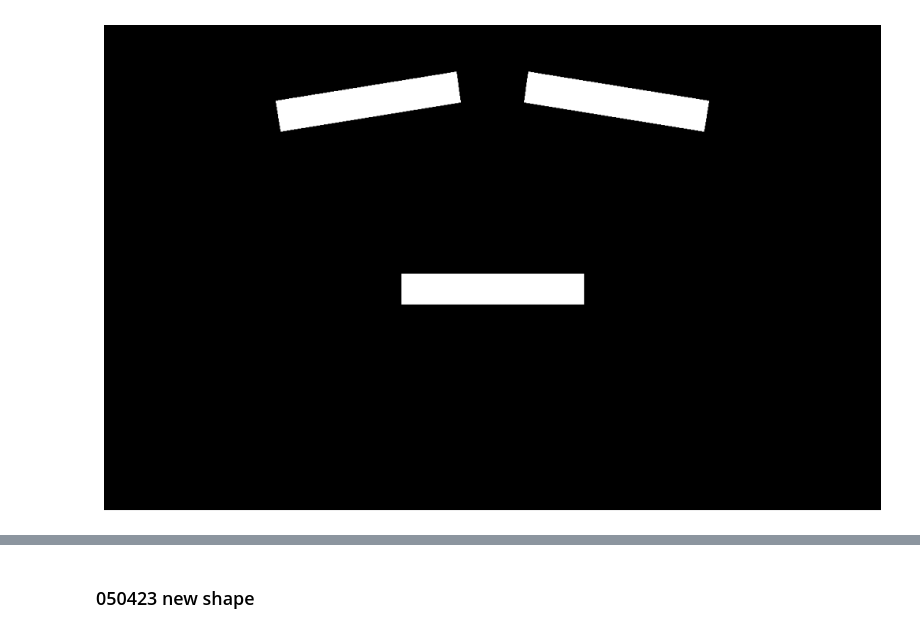
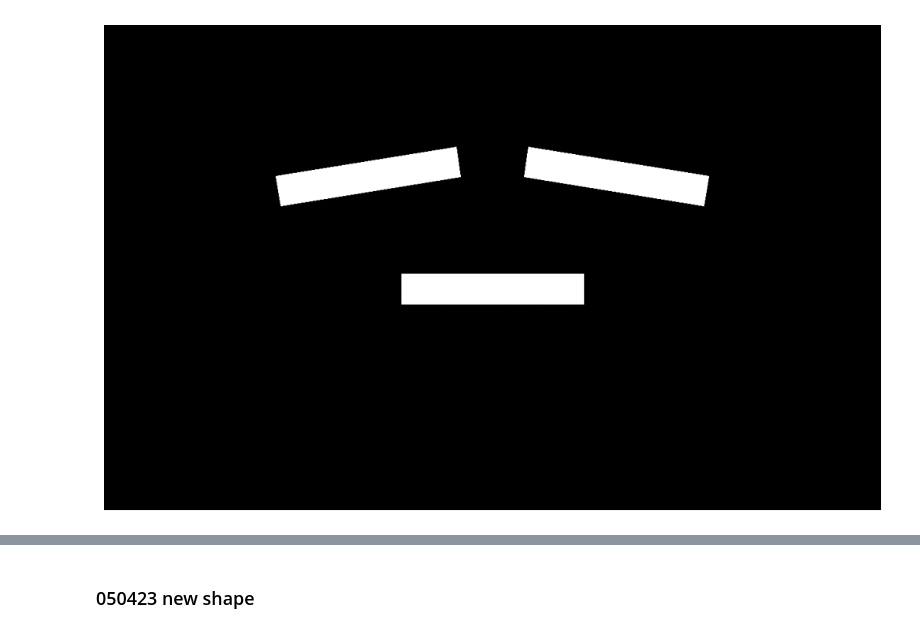
Before and after one commit to scliu7/useful_stuff, a Jupyter notebook: active_matters/draw_bars/draw_bar_from_coord.ipynb, the cells around one changed output, grey strips where cells are left out. Cells and saved outputs as stored; diff of their text form; code cells hidden in the pictures.

```diff
--- a/active_matters/draw_bars/draw_bar_from_coord.ipynb
+++ b/active_matters/draw_bars/draw_bar_from_coord.ipynb
@@ -85,23 +85,23 @@ def rotate_configuration(coords, angles, rotation_angle):
 # %%
 # Define input values
 size = (50, 300)  # width, height
-coords = [(-35, 0), (273.469, 204.082), (273.469, -204.082)]  # x, y coordinates of bars
+coords = [(-35, 0), (150, 204.082), (150, -204.082)]  # x, y coordinates of bars
 angles = [90, -99.184, 99.184]  # angles of bars
 
 # Rotate the bar configuration by 90 degrees
 rotation_angle = 90
 rotated_coords, rotated_angles = rotate_configuration(coords, angles, rotation_angle)
 
 
 image = draw_bars(size, rotated_coords, rotated_angles)
 
 # Save the image as a TIFF file
-save_tiff('translation.tif', image)
+save_tiff('translation_shortest.tif', image)
 
 # Display the image
 plt.figure(figsize=(12.8, 8))
 plt.imshow(image, cmap='gray', origin='upper')
 plt.axis('off')
 plt.show()
 # %% [output]
-[figure, old version]
+[figure, new version]
```
Also changed, not shown: parts of 5 cells of this notebook.
